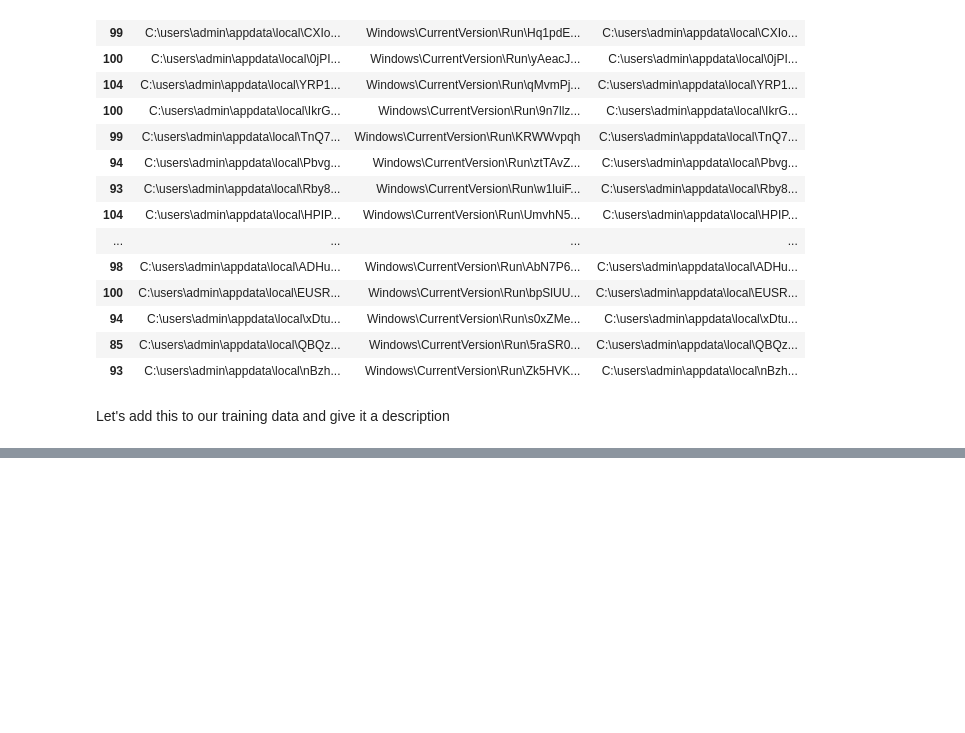
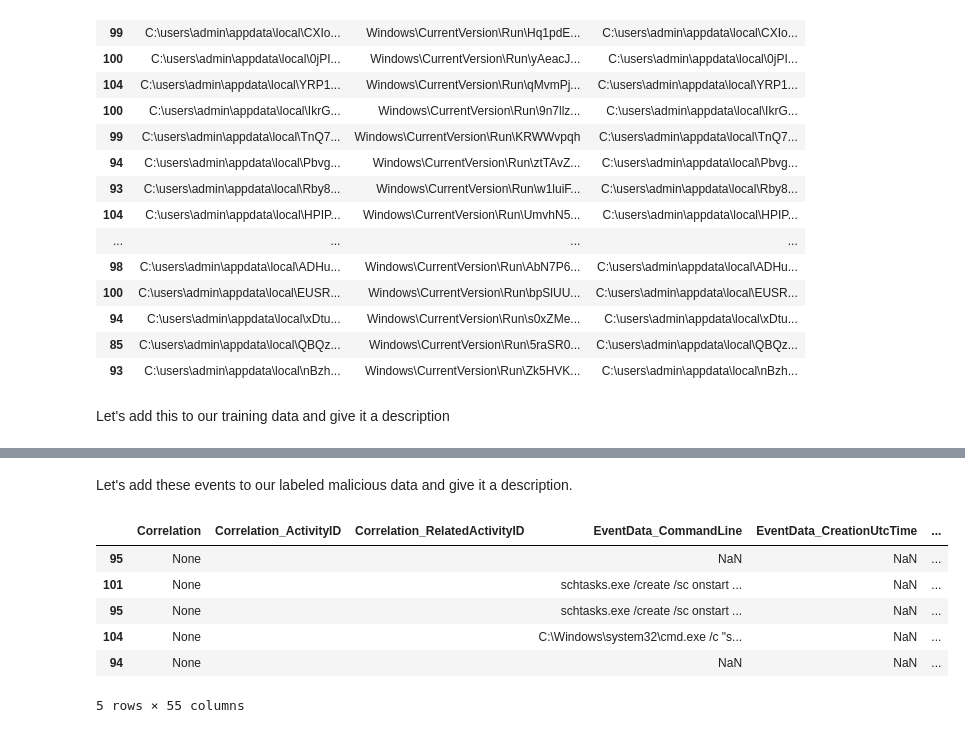
Before and after one commit to ckc5800/detecting_malicious_activity, a Jupyter notebook: ml_csec_applications.ipynb, the cells around one changed output, grey strips where cells are left out. Cells and saved outputs as stored; diff of their text form; code cells hidden in the pictures; blank space fills up the shorter version.

```diff
--- a/ml_csec_applications.ipynb
+++ b/ml_csec_applications.ipynb
@@ -857,0 +898,19 @@ task_persist = get_trial_dataframes("data/malicious_train/task_persistence/2017_
+# %% [markdown]
+Let's add these events to our labeled malicious data and give it a description.
+# %%
+for frame in task_persist:
+    for _, row in frame.iterrows():
+        if 'schtasks' in str(row.EventData_CommandLine):
+            row['label'] = 'malware'
+            row['label_desc'] = "scheduled task timed execution"
+            malicious = malicious.append(row)
+# %%
+malicious.sample(5)
+# %% [output]
+|  | Correlation | Correlation_ActivityID | Correlation_RelatedActivityID | EventData_CommandLine | EventData_CreationUtcTime | ... |
+| 95 | None |  |  | NaN | NaN | ... |
+| 101 | None |  |  | schtasks.exe /create /sc onstart ... | NaN | ... |
+| 95 | None |  |  | schtasks.exe /create /sc onstart ... | NaN | ... |
+| 104 | None |  |  | C:\Windows\system32\cmd.exe /c "s... | NaN | ... |
+| 94 | None |  |  | NaN | NaN | ... |
+5 rows × 55 columns
```
Also changed, not shown: parts of 5 cells of this notebook, 1 other file.
